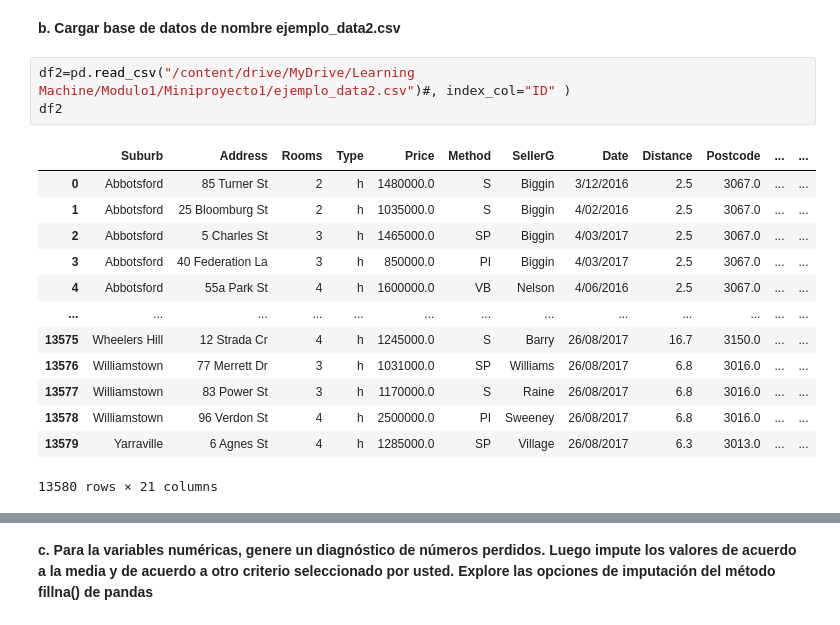
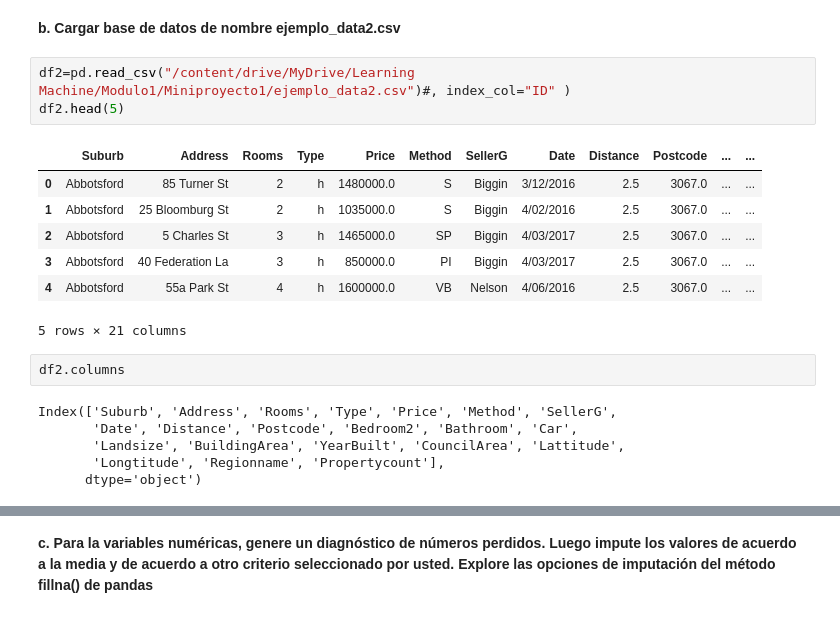
Before and after one commit to marievera/Ejercicios_Python, a Jupyter notebook: Miniproyecto1.ipynb, the cells around one changed output, grey strips where cells are left out. Saved outputs shown, nothing was run; the diff lists cells and outputs as text.

```diff
--- a/Miniproyecto1.ipynb
+++ b/Miniproyecto1.ipynb
@@ -357,18 +429,20 @@ from sklearn.preprocessing import LabelEncoder, OneHotEncoder, LabelBinarizer
 **b. Cargar base de datos de nombre ejemplo_data2.csv**
 # %%
 df2=pd.read_csv("/content/drive/MyDrive/Learning Machine/Modulo1/Miniproyecto1/ejemplo_data2.csv")#, index_col="ID" )
-df2
+df2.head(5)
 # %% [output]
 |  | Suburb | Address | Rooms | Type | Price | Method | SellerG | Date | Distance | Postcode | ... | ... |
 | 0 | Abbotsford | 85 Turner St | 2 | h | 1480000.0 | S | Biggin | 3/12/2016 | 2.5 | 3067.0 | ... | ... |
 | 1 | Abbotsford | 25 Bloomburg St | 2 | h | 1035000.0 | S | Biggin | 4/02/2016 | 2.5 | 3067.0 | ... | ... |
 | 2 | Abbotsford | 5 Charles St | 3 | h | 1465000.0 | SP | Biggin | 4/03/2017 | 2.5 | 3067.0 | ... | ... |
 | 3 | Abbotsford | 40 Federation La | 3 | h | 850000.0 | PI | Biggin | 4/03/2017 | 2.5 | 3067.0 | ... | ... |
 | 4 | Abbotsford | 55a Park St | 4 | h | 1600000.0 | VB | Nelson | 4/06/2016 | 2.5 | 3067.0 | ... | ... |
-| ... | ... | ... | ... | ... | ... | ... | ... | ... | ... | ... | ... | ... |
-| 13575 | Wheelers Hill | 12 Strada Cr | 4 | h | 1245000.0 | S | Barry | 26/08/2017 | 16.7 | 3150.0 | ... | ... |
-| 13576 | Williamstown | 77 Merrett Dr | 3 | h | 1031000.0 | SP | Williams | 26/08/2017 | 6.8 | 3016.0 | ... | ... |
-| 13577 | Williamstown | 83 Power St | 3 | h | 1170000.0 | S | Raine | 26/08/2017 | 6.8 | 3016.0 | ... | ... |
-| 13578 | Williamstown | 96 Verdon St | 4 | h | 2500000.0 | PI | Sweeney | 26/08/2017 | 6.8 | 3016.0 | ... | ... |
-| 13579 | Yarraville | 6 Agnes St | 4 | h | 1285000.0 | SP | Village | 26/08/2017 | 6.3 | 3013.0 | ... | ... |
-13580 rows × 21 columns
+5 rows × 21 columns
+# %%
+df2.columns
+# %% [output]
+Index(['Suburb', 'Address', 'Rooms', 'Type', 'Price', 'Method', 'SellerG',
+       'Date', 'Distance', 'Postcode', 'Bedroom2', 'Bathroom', 'Car',
+       'Landsize', 'BuildingArea', 'YearBuilt', 'CouncilArea', 'Lattitude',
+       'Longtitude', 'Regionname', 'Propertycount'],
+      dtype='object')
```
Also changed, not shown: parts of 63 cells of this notebook.
